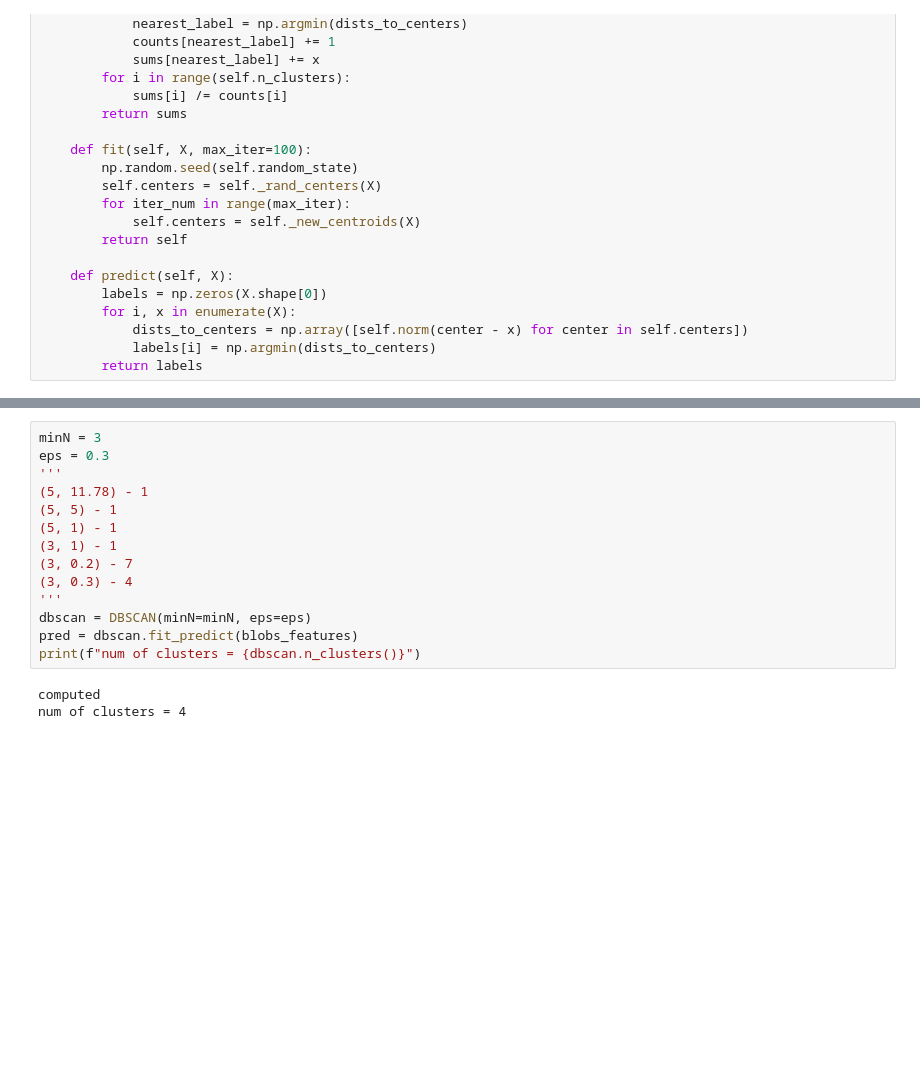
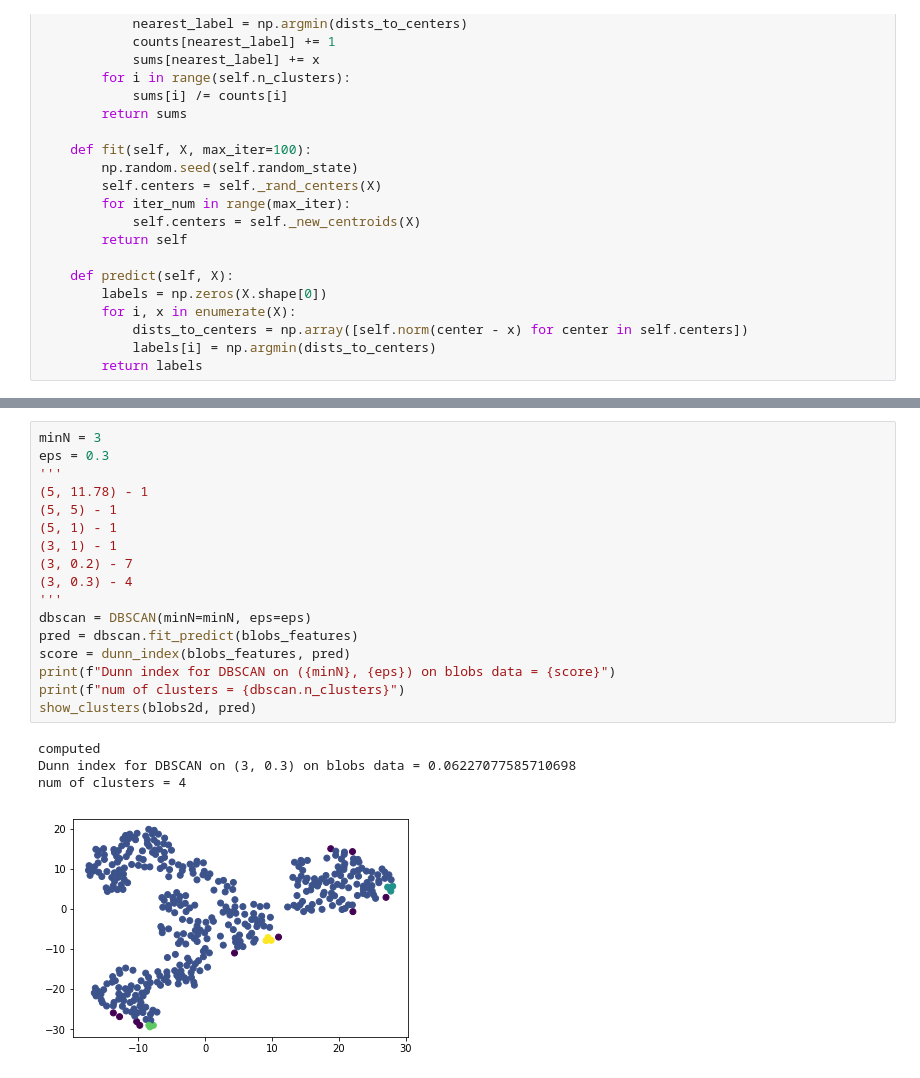
Before and after one commit to akhvorov/ml-1-ifmo-course, a Jupyter notebook: 2/Clusterization.ipynb, the cells around one changed output, grey strips where cells are left out. Cells and saved outputs as stored; diff of their text form; blank space fills up the shorter version.

```diff
--- a/2/Clusterization.ipynb
+++ b/2/Clusterization.ipynb
@@ -166,20 +207,25 @@ num of clusters = 4
 # %%
 minN = 3
 eps = 0.3
 '''
 (5, 11.78) - 1
 (5, 5) - 1
 (5, 1) - 1
 (3, 1) - 1
 (3, 0.2) - 7
 (3, 0.3) - 4
 '''
 dbscan = DBSCAN(minN=minN, eps=eps)
 pred = dbscan.fit_predict(blobs_features)
-print(f"num of clusters = {dbscan.n_clusters()}")
+score = dunn_index(blobs_features, pred)
+print(f"Dunn index for DBSCAN on ({minN}, {eps}) on blobs data = {score}")
+print(f"num of clusters = {dbscan.n_clusters}")
+show_clusters(blobs2d, pred)
 # %% [output]
 computed
+Dunn index for DBSCAN on (3, 0.3) on blobs data = 0.06227077585710698
 num of clusters = 4
+[figure, added]
 # %%
 class AgglomerativeClustering:
     def __init__(self, norm=np.linalg.norm):
```
Also changed, not shown: parts of 13 cells of this notebook.
